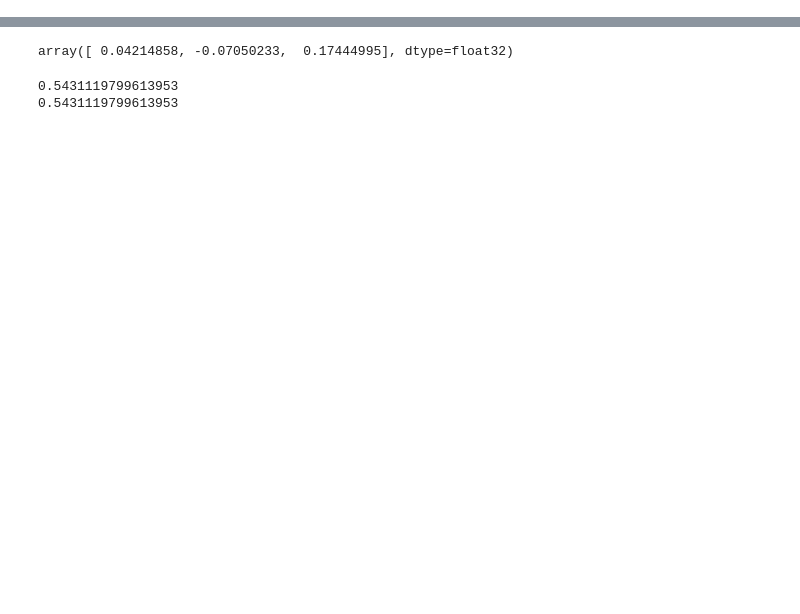
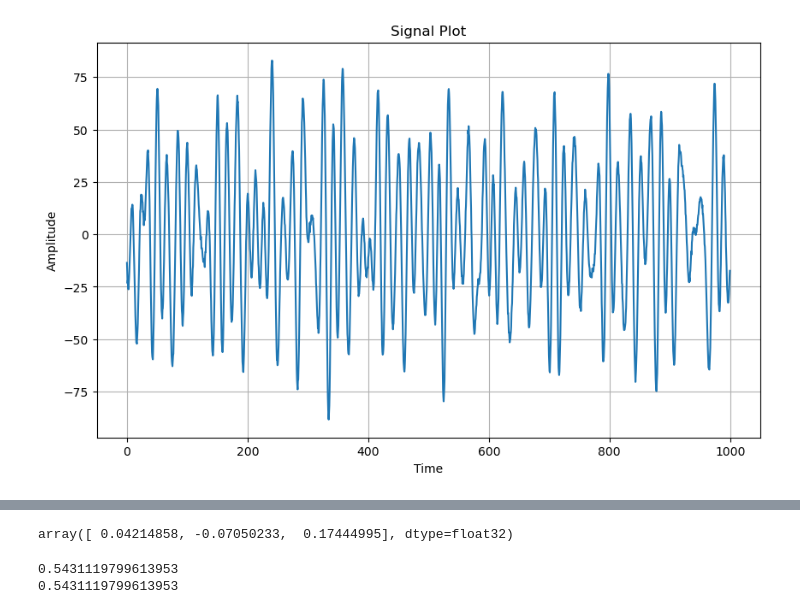
Before and after one commit to davidesartor/MLGW, a Jupyter notebook: LISA/GAN.ipynb, the cells around one changed output, grey strips where cells are left out. Cells and saved outputs as stored; diff of their text form; code cells hidden in the pictures; blank space fills up the shorter version.

Commit message:
generate sample signals

```diff
--- a/LISA/GAN.ipynb
+++ b/LISA/GAN.ipynb
@@ -5,0 +9,11 @@ import matplotlib.pyplot as plt
+# %%
+CSG = Clean_Signal_Generator(num_sources=10)
+clean_signal = CSG.generating_signal(amp_uselog=True)
+
+NG = Noise_Generator(noise_amplitude=1)
+noise = NG.generate_noise()
+
+combined_signal = Signal_Analyzer.combine_signals(clean_signal, noise)
+Signal_Analyzer.plot_signal(combined_signal, column='Combined_Signal')
+# %% [output]
+[figure, added]
```
Also changed, not shown: parts of 3 cells of this notebook, 1 other file.
